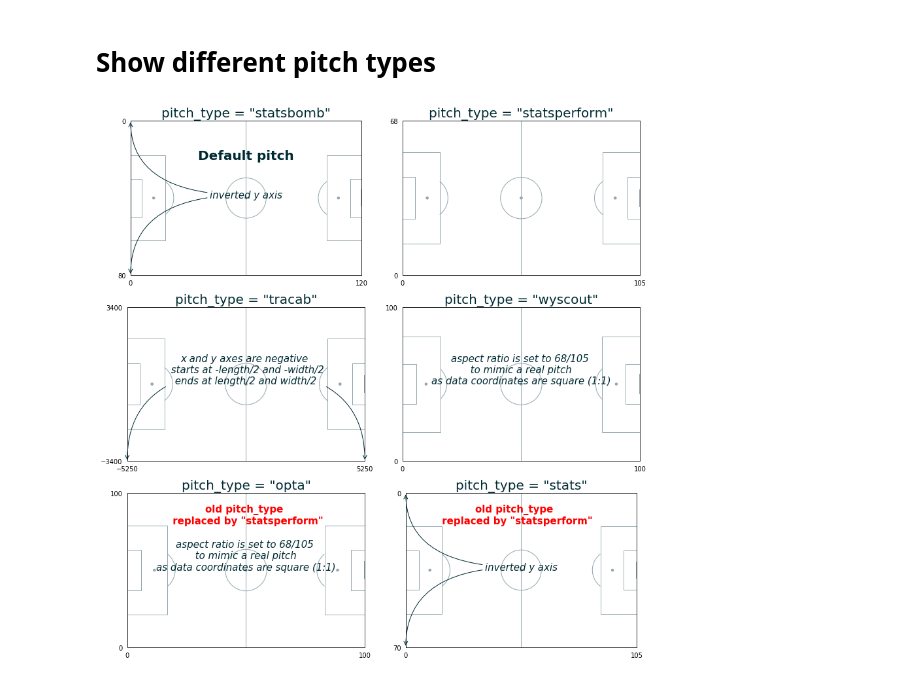
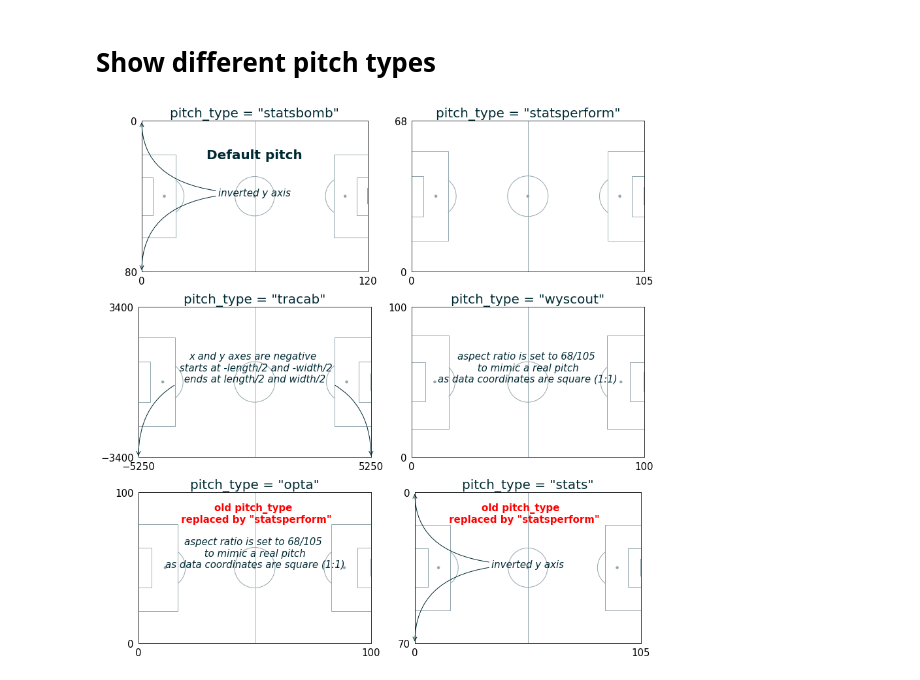
Before and after one commit to andrewRowlinson/mplsoccer, a Jupyter notebook: docs/01-Pitch.ipynb, the cells around one changed output. Drawn from its saved outputs; the diff is of its cells as text; code cells hidden in the pictures.

Commit message:
pitch type label size bigger

```diff
--- a/docs/01-Pitch.ipynb
+++ b/docs/01-Pitch.ipynb
@@ -27,33 +27,34 @@ for idx, pt in enumerate(pitch_types):
                            **font_kwargs)
     axes[idx].xaxis.set_ticks([xmin,xmax])
     axes[idx].yaxis.set_ticks([ymin,ymax])
+    axes[idx].tick_params(labelsize=15)
     axes[idx].set_title(f'pitch_type = "{pt}"', fontsize=20, c=fontcolor)
     if pt == 'statsbomb':
         axes[idx].annotate('Default pitch',xy=(60,20),ha='center', fontsize=20, c=fontcolor, fontweight='bold')
     if pitch.invert_y:
         text = 'inverted y axis'
         axes[idx].annotate(text, xy=(xmin,ymin), xytext=(0 + (xmax - xmin)/2, ymin + (ymax - ymin)/2),
                            arrowprops=arrowprops, **font_kwargs)
         axes[idx].annotate(text, xy=(xmin,ymax), xytext=(0 + (xmax - xmin)/2, ymin + (ymax - ymin)/2),
                            alpha=0, arrowprops=arrowprops, **font_kwargs)
 
     if xmin < 0:
         text = ('x and y axes are negative \n starts at -length/2 and -width/2'
                '\n ends at length/2 and width/2 ')
         axes[idx].annotate(text, xy = (xmin,ymin), xytext = (0,0),
                            arrowprops=arrowprops, **font_kwargs)
         axes[idx].annotate(text,xy = (xmax,ymin), xytext = (0,0),
                            alpha=0, arrowprops=arrowprops, **font_kwargs)
     if pt in ['opta','stats']:
         if pt == 'opta':
             xy = (50,80)
         else:
             xy = (50,14)
         axes[idx].annotate('old pitch_type \n replaced by "statsperform"', c='red',
                            xy = xy,
                            fontsize = 15, horizontalalignment = 'center',
                            fontweight='bold')
 fig.tight_layout()
 fig.savefig(os.path.join('figures','README_pitch_type.png'))
 # %% [output]
-[figure, old version]
+[figure, new version]
```
Also changed, not shown: 1 other file.
